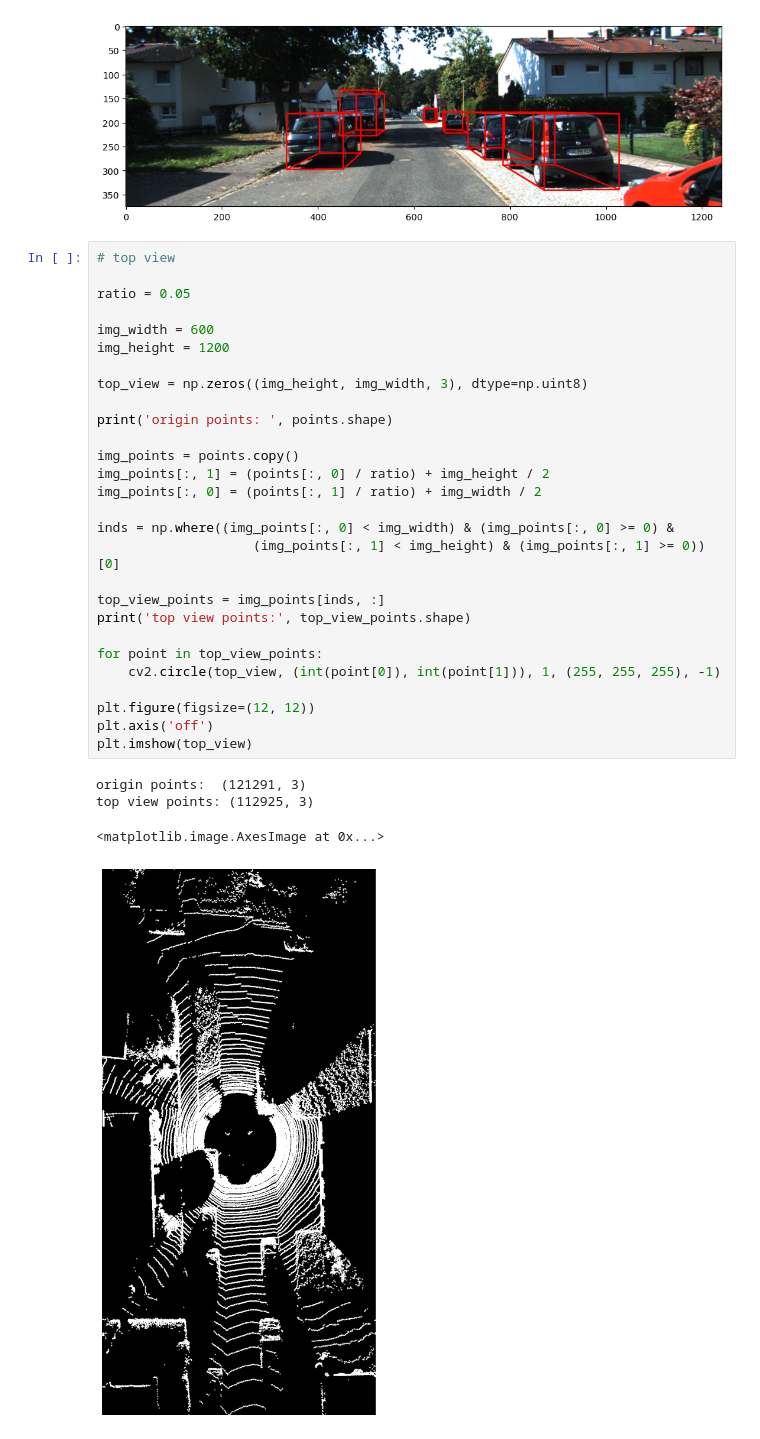
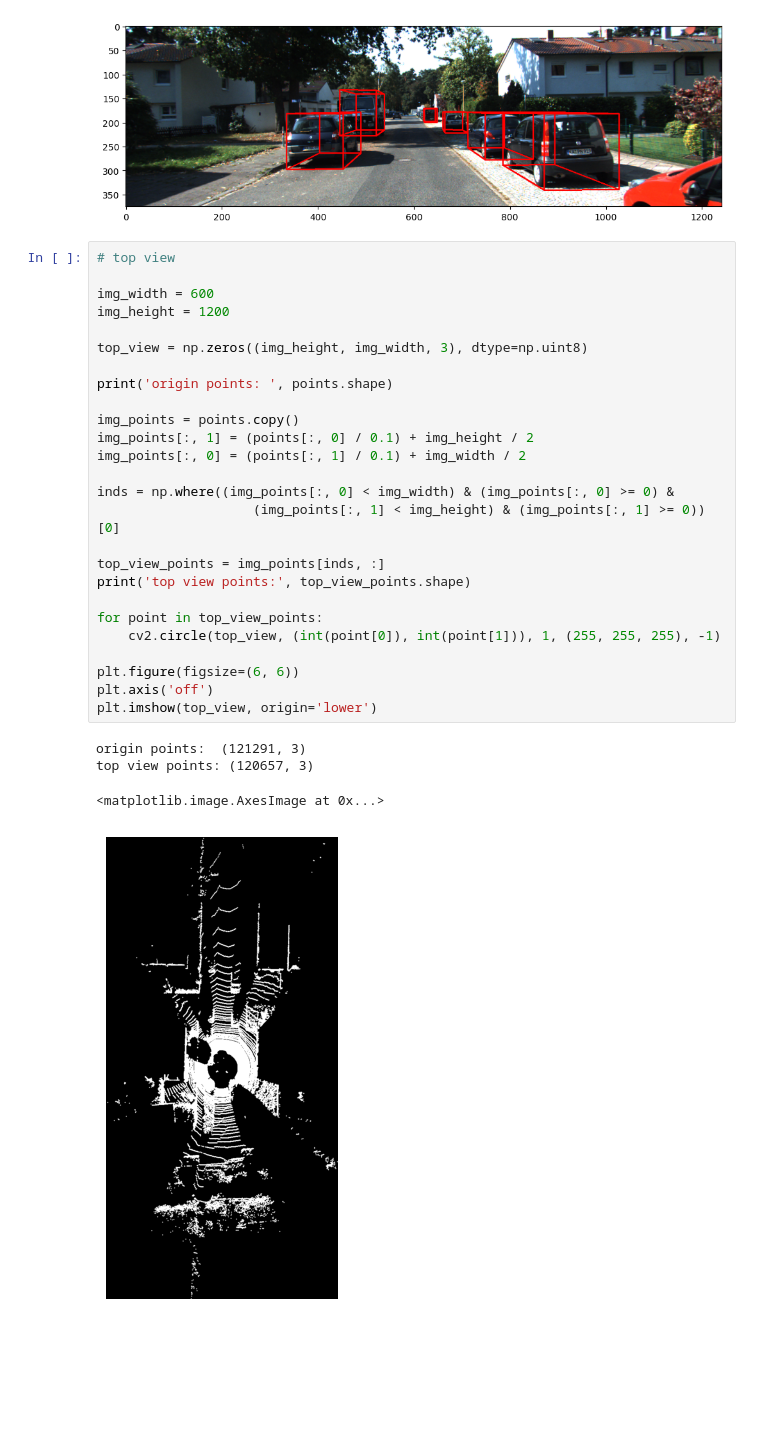
Before and after one commit to Shinwon-Kang/sensor_fusion, a Jupyter notebook: ipynb/kitti_utils.ipynb, the cells around one changed output. Cells and saved outputs as stored; diff of their text form; blank space fills up the shorter version.

```diff
--- a/ipynb/kitti_utils.ipynb
+++ b/ipynb/kitti_utils.ipynb
@@ -207,36 +207,34 @@ plt.imshow(object_3d_on_image)
 [figure]
 # %%
 # top view
-
-ratio = 0.05
 
 img_width = 600
 img_height = 1200
 
 top_view = np.zeros((img_height, img_width, 3), dtype=np.uint8)
 
 print('origin points: ', points.shape)
 
 img_points = points.copy()
-img_points[:, 1] = (points[:, 0] / ratio) + img_height / 2
-img_points[:, 0] = (points[:, 1] / ratio) + img_width / 2
+img_points[:, 1] = (points[:, 0] / 0.1) + img_height / 2
+img_points[:, 0] = (points[:, 1] / 0.1) + img_width / 2
 
 inds = np.where((img_points[:, 0] < img_width) & (img_points[:, 0] >= 0) &
                     (img_points[:, 1] < img_height) & (img_points[:, 1] >= 0))[0]
 
 top_view_points = img_points[inds, :]
 print('top view points:', top_view_points.shape)
 
 for point in top_view_points:
     cv2.circle(top_view, (int(point[0]), int(point[1])), 1, (255, 255, 255), -1)
 
-plt.figure(figsize=(12, 12))
+plt.figure(figsize=(6, 6))
 plt.axis('off')
-plt.imshow(top_view)
+plt.imshow(top_view, origin='lower')
 # %% [output]
 origin points:  (121291, 3)
-top view points: (112925, 3)
+top view points: (120657, 3)
 <matplotlib.image.AxesImage at 0x...>
-[figure, old version]
+[figure, new version]
 # %%
 # object box on top view
```
Also changed, not shown: parts of 1 cell of this notebook.
